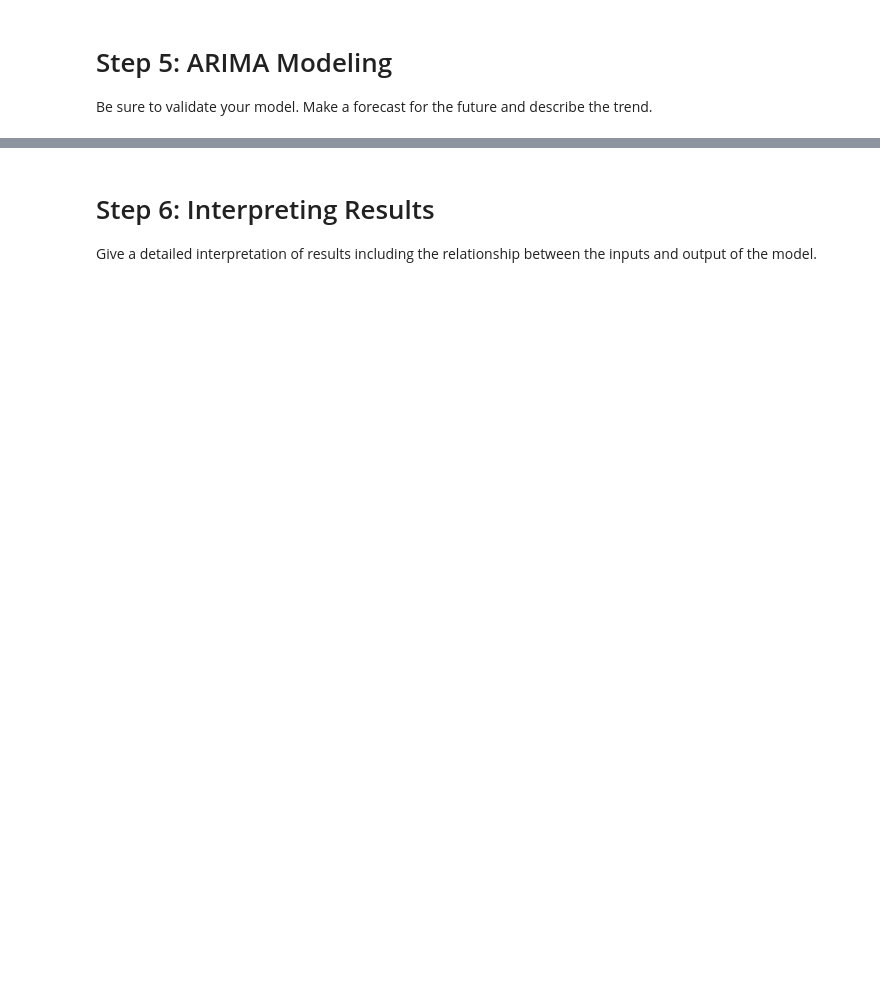
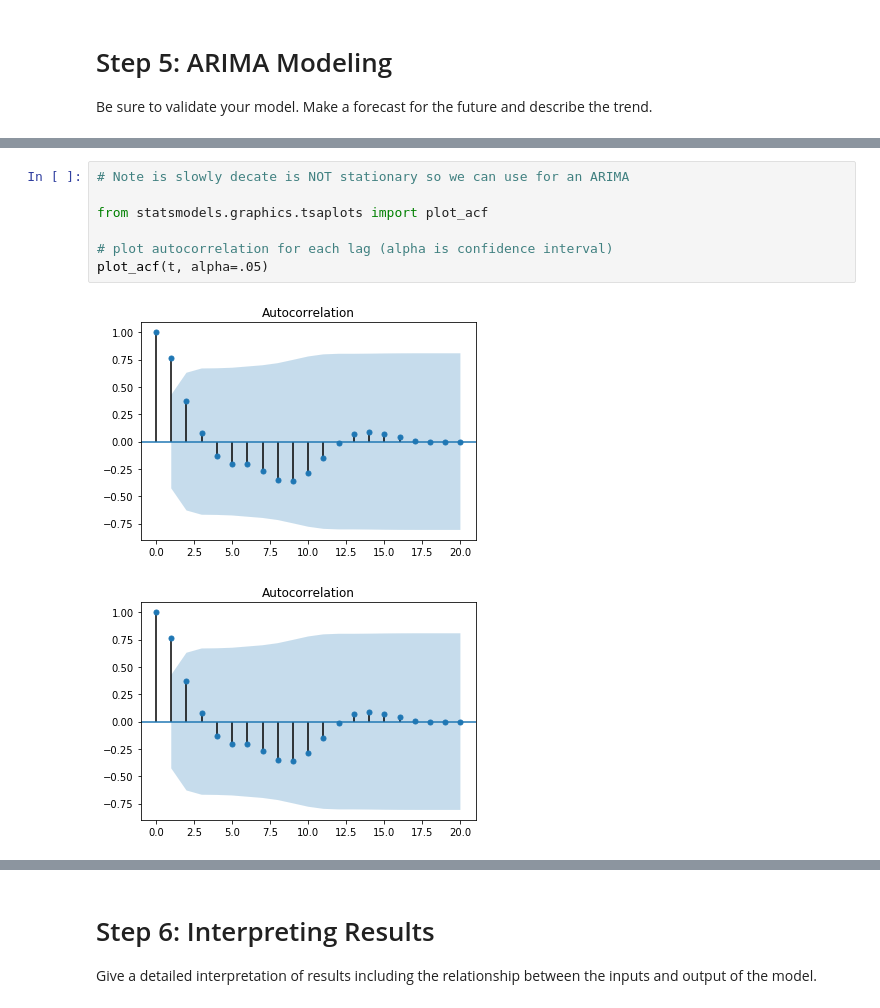
Before and after one commit to Cristinamulas/nyc-mhtn-ds-060319-lectures, a Jupyter notebook: Mod_4/Mod_4_Project/mod_4_starter_notebook.ipynb, the cells around one changed output, grey strips where cells are left out. Drawn from its saved outputs; the diff is of its cells as text; blank space fills up the shorter version.

```diff
--- a/Mod_4/Mod_4_Project/mod_4_starter_notebook.ipynb
+++ b/Mod_4/Mod_4_Project/mod_4_starter_notebook.ipynb
@@ -247,0 +293,10 @@ Be sure to validate your model.  Make a forecast for the future and describe the
+# %%
+# Note is slowly decate is NOT stationary so we can use for an ARIMA
+
+from statsmodels.graphics.tsaplots import plot_acf
+
+# plot autocorrelation for each lag (alpha is confidence interval)
+plot_acf(t, alpha=.05)
+# %% [output]
+[figure, added]
+[figure, added]
```
Also changed, not shown: parts of 45 cells of this notebook, 2 other files.
